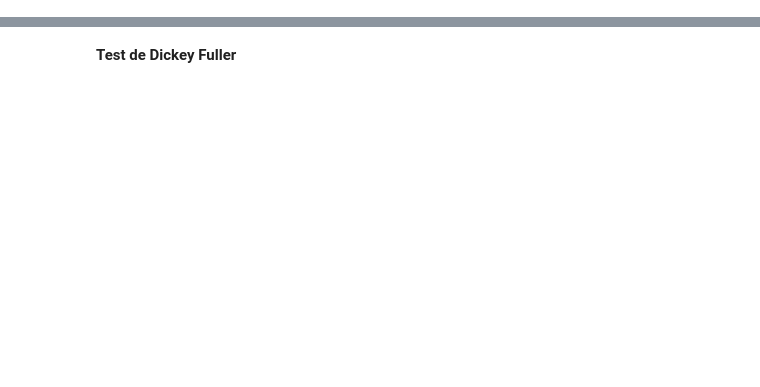
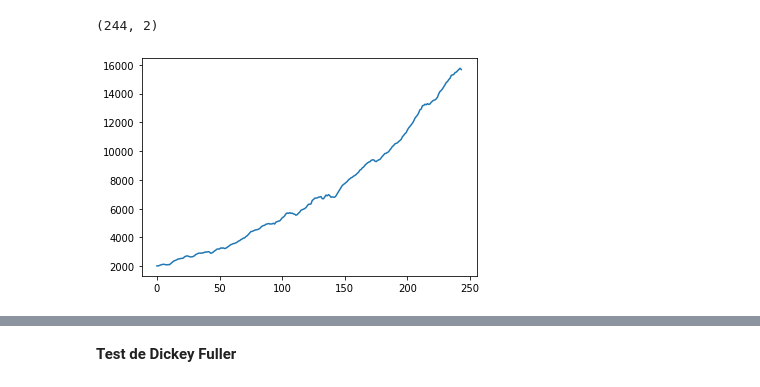
Before and after one commit to JuanAcevedoEcon/Econometria-basica-con-Python, a Jupyter notebook: Scripts/(8) ARIMA.ipynb, the cells around one changed output, grey strips where cells are left out. Cells and saved outputs as stored; diff of their text form; code cells hidden in the pictures; blank space fills up the shorter version.

```diff
--- a/Scripts/(8) ARIMA.ipynb
+++ b/Scripts/(8) ARIMA.ipynb
@@ -10,6 +15,0 @@ data = ____.____(columns= {"____":"____","____": "____"})
-# %%
-data["____"] = ____.____(____["____"])
-# %%
-data["____"] = sm.tsa.datetools.____(____["____"])
-# %%
-data["____"] = sm.tsa.datetools.____(____ = "____", ____ = "____")
@@ -17,0 +16,3 @@ TSdata = data.____("____")
+# %%
+data = data.rename(columns= {"DATE":"FECHA","GDPC1": "PIB"})
+data.head()
@@ -18,4 +26,10 @@ TSdata = data.____("____")
+# %%
+data.shape
+# %% [output]
+(244, 2)
 # %%
 fig, ax = plt.subplots()
-ax.plot("____", data = ____)
+ax.plot("PIB", data = data)
 plt.show()
+# %% [output]
+[figure, added]
```
Also changed, not shown: parts of 37 cells of this notebook, 1 other file.
